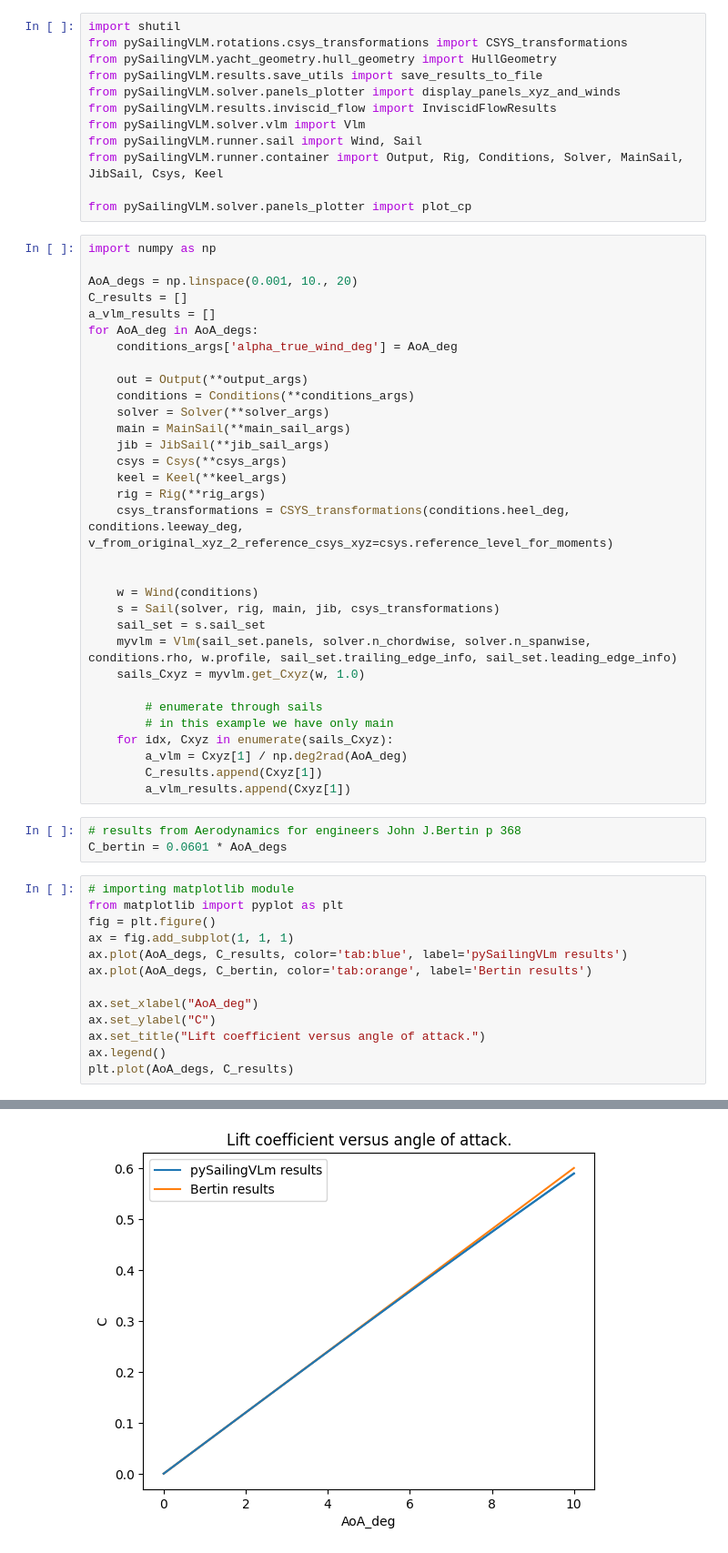
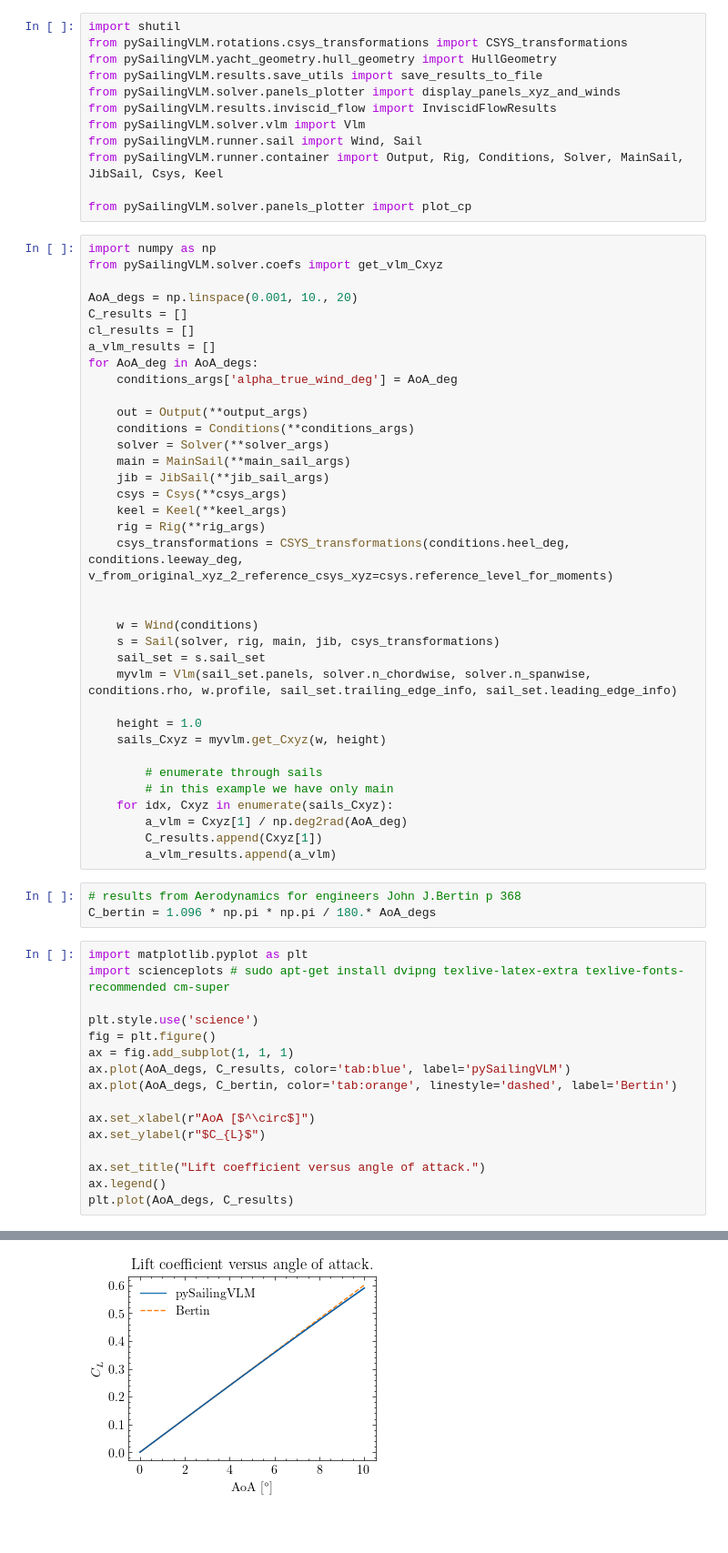
Before and after one commit to orgSailingVLM/pySailingVLM, a Jupyter notebook: pySailingVLM/examples/sailingvlm_example.ipynb, the cells around one changed output, grey strips where cells are left out. Shown at 91% size. Cells and saved outputs as stored; diff of their text form; blank space fills up the shorter version.

```diff
--- a/pySailingVLM/examples/sailingvlm_example.ipynb
+++ b/pySailingVLM/examples/sailingvlm_example.ipynb
@@ -128,9 +128,11 @@ from pySailingVLM.runner.container import Output, Rig, Conditions, Solver, MainS
 from pySailingVLM.solver.panels_plotter import plot_cp
 # %%
 import numpy as np
+from pySailingVLM.solver.coefs import get_vlm_Cxyz
 
 AoA_degs = np.linspace(0.001, 10., 20)
 C_results = []
+cl_results = []
 a_vlm_results = []
 for AoA_deg in AoA_degs:
     conditions_args['alpha_true_wind_deg'] = AoA_deg
@@ -150,30 +152,35 @@ for AoA_deg in AoA_degs:
     s = Sail(solver, rig, main, jib, csys_transformations)
     sail_set = s.sail_set
     myvlm = Vlm(sail_set.panels, solver.n_chordwise, solver.n_spanwise, conditions.rho, w.profile, sail_set.trailing_edge_info, sail_set.leading_edge_info)
-    sails_Cxyz = myvlm.get_Cxyz(w, 1.0)
+
+    height = 1.0
+    sails_Cxyz = myvlm.get_Cxyz(w, height)
 
         # enumerate through sails
         # in this example we have only main
     for idx, Cxyz in enumerate(sails_Cxyz):
         a_vlm = Cxyz[1] / np.deg2rad(AoA_deg)
         C_results.append(Cxyz[1])
-        a_vlm_results.append(Cxyz[1])
+        a_vlm_results.append(a_vlm)
 # %%
 # results from Aerodynamics for engineers John J.Bertin p 368
-C_bertin = 0.0601 * AoA_degs
+C_bertin = 1.096 * np.pi * np.pi / 180.* AoA_degs
 # %%
-# importing matplotlib module
-from matplotlib import pyplot as plt
+import matplotlib.pyplot as plt
+import scienceplots # sudo apt-get install dvipng texlive-latex-extra texlive-fonts-recommended cm-super
+
+plt.style.use('science')
 fig = plt.figure()
 ax = fig.add_subplot(1, 1, 1)
-ax.plot(AoA_degs, C_results, color='tab:blue', label='pySailingVLm results')
-ax.plot(AoA_degs, C_bertin, color='tab:orange', label='Bertin results')
+ax.plot(AoA_degs, C_results, color='tab:blue', label='pySailingVLM')
+ax.plot(AoA_degs, C_bertin, color='tab:orange', linestyle='dashed', label='Bertin')
 
-ax.set_xlabel("AoA_deg")
-ax.set_ylabel("C")
+ax.set_xlabel(r"AoA [$^\circ$]")
+ax.set_ylabel(r"$C_{L}$")
+
 ax.set_title("Lift coefficient versus angle of attack.")
 ax.legend()
 plt.plot(AoA_degs, C_results)
 # %% [output]
 [<matplotlib.lines.Line2D at 0x...>]
-[figure, old version]
+[figure, new version]
```
Also changed, not shown: parts of 9 cells of this notebook, 3 other files.
